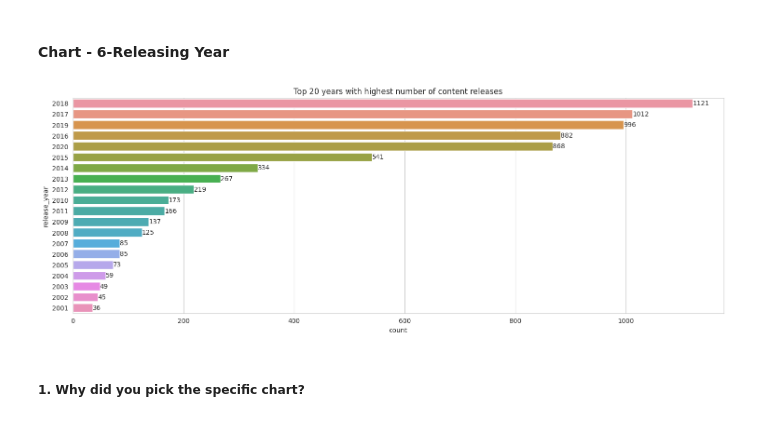
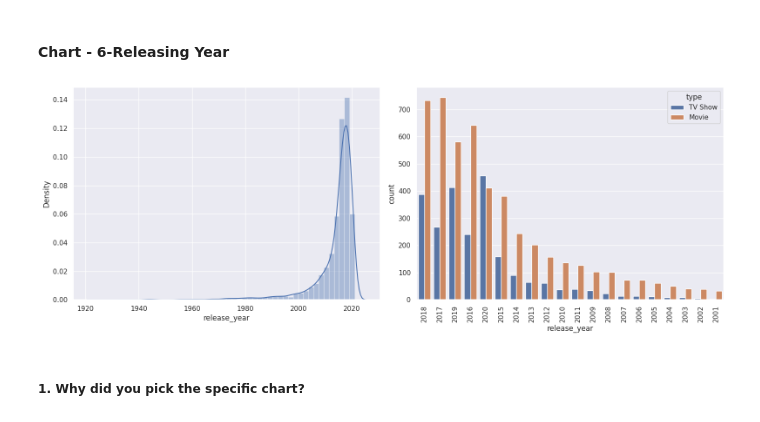
Before and after one commit to Jeetesh-KumarM/CAPSTONE-PROJECT--3--CLUSTERING, a Jupyter notebook: Netflix_Movies_and_TV_Shows_Clustering.ipynb, the cells around one changed output. Saved outputs shown, nothing was run; the diff lists cells and outputs as text; code cells hidden in the pictures.

```diff
--- a/Netflix_Movies_and_TV_Shows_Clustering.ipynb
+++ b/Netflix_Movies_and_TV_Shows_Clustering.ipynb
@@ -479,14 +475,13 @@ Answer Here
 #### Chart - 6-Releasing Year
 # %%
 # Chart - 6 visualization code
-plt.figure(figsize=(18,6))
-ax=sns.countplot(data=df1,y=df1['release_year'],order=df1.release_year.value_counts().iloc[:20].index)
-plt.title('Top 20 years with highest number of content releases')
-for label in ax.containers:
-    ax.bar_label(label)
-plt.show()
+fig, ax = plt.subplots(nrows=1, ncols=2,figsize=(16, 6))
+sns.distplot(df1['release_year'],ax=ax[0])
+sns.countplot(data=df1,x='release_year',hue='type',order=df1.release_year.value_counts().iloc[:20].index,ax=ax[1])
+plt.xticks(rotation=90)
+plt.tight_layout()
 # %% [output]
-[figure, old version]
+[figure, new version]
 # %% [markdown]
 ##### 1. Why did you pick the specific chart?
 # %% [markdown]
```
Also changed, not shown: parts of 11 cells of this notebook.
